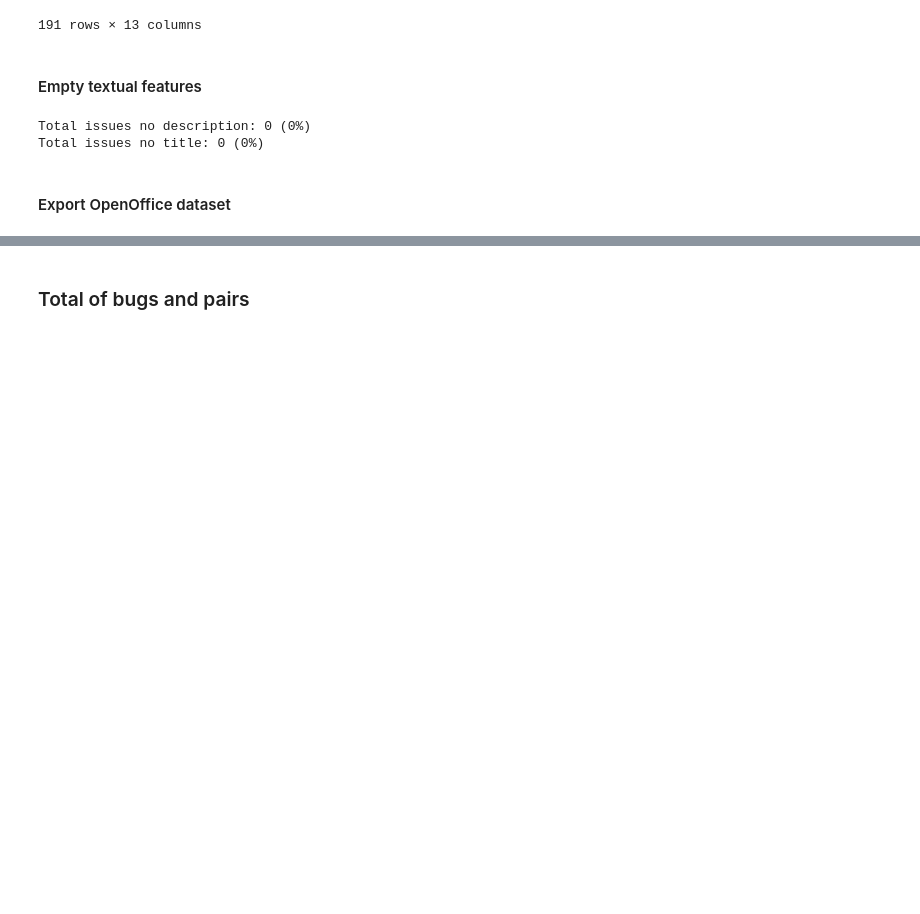
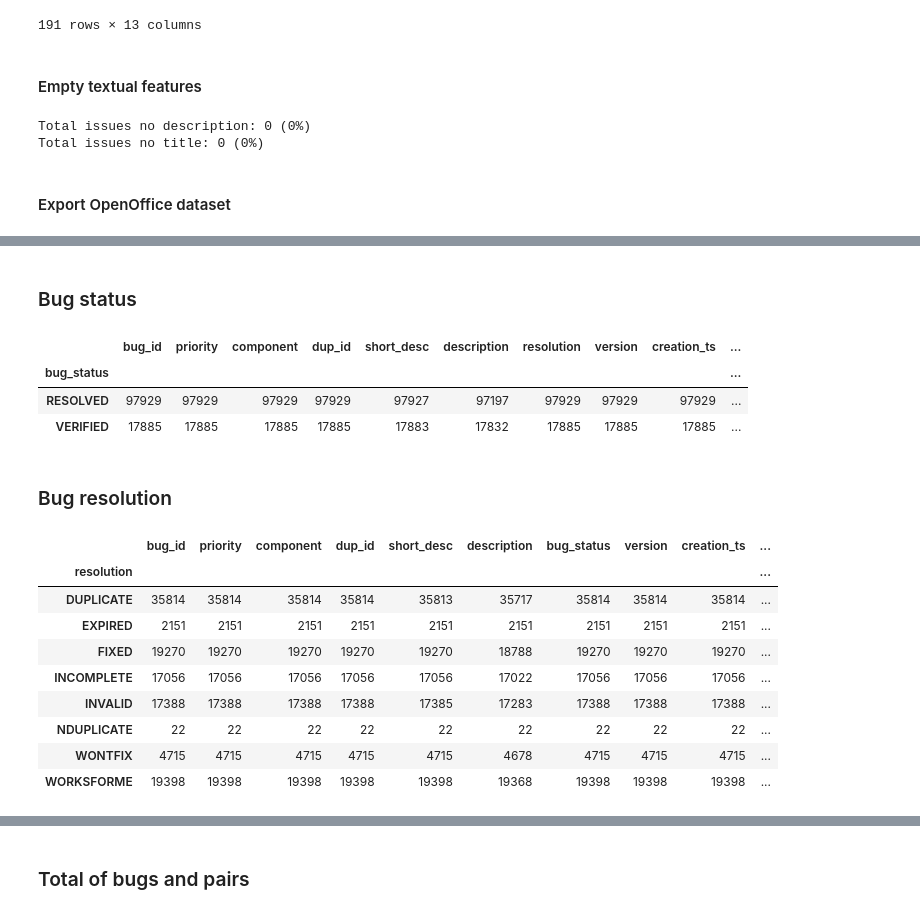
Before and after one commit to thiagomarquesrocha/siameseQAT, a Jupyter notebook: dataset_statistics.ipynb, the cells around one changed output, grey strips where cells are left out. Saved outputs shown, nothing was run; the diff lists cells and outputs as text; code cells hidden in the pictures; blank space fills up the shorter version.

```diff
--- a/dataset_statistics.ipynb
+++ b/dataset_statistics.ipynb
@@ -248,0 +305,24 @@ df_o_filtered.to_csv(DATASET_OPENOFFICE, index=False)
+# %% [markdown]
+### Bug status
+# %%
+df_f.groupby('bug_status').count()
+# %% [output]
+|  | bug_id | priority | component | dup_id | short_desc | description | resolution | version | creation_ts | ... |
+| bug_status |  |  |  |  |  |  |  |  |  | ... |
+| RESOLVED | 97929 | 97929 | 97929 | 97929 | 97927 | 97197 | 97929 | 97929 | 97929 | ... |
+| VERIFIED | 17885 | 17885 | 17885 | 17885 | 17883 | 17832 | 17885 | 17885 | 17885 | ... |
+# %% [markdown]
+### Bug resolution
+# %%
+df_f.groupby('resolution').count()
+# %% [output]
+|  | bug_id | priority | component | dup_id | short_desc | description | bug_status | version | creation_ts | ... |
+| resolution |  |  |  |  |  |  |  |  |  | ... |
+| DUPLICATE | 35814 | 35814 | 35814 | 35814 | 35813 | 35717 | 35814 | 35814 | 35814 | ... |
+| EXPIRED | 2151 | 2151 | 2151 | 2151 | 2151 | 2151 | 2151 | 2151 | 2151 | ... |
+| FIXED | 19270 | 19270 | 19270 | 19270 | 19270 | 18788 | 19270 | 19270 | 19270 | ... |
+| INCOMPLETE | 17056 | 17056 | 17056 | 17056 | 17056 | 17022 | 17056 | 17056 | 17056 | ... |
+| INVALID | 17388 | 17388 | 17388 | 17388 | 17385 | 17283 | 17388 | 17388 | 17388 | ... |
+| NDUPLICATE | 22 | 22 | 22 | 22 | 22 | 22 | 22 | 22 | 22 | ... |
+| WONTFIX | 4715 | 4715 | 4715 | 4715 | 4715 | 4678 | 4715 | 4715 | 4715 | ... |
+| WORKSFORME | 19398 | 19398 | 19398 | 19398 | 19398 | 19368 | 19398 | 19398 | 19398 | ... |
```
Also changed, not shown: parts of 20 cells of this notebook, 17 other files.
